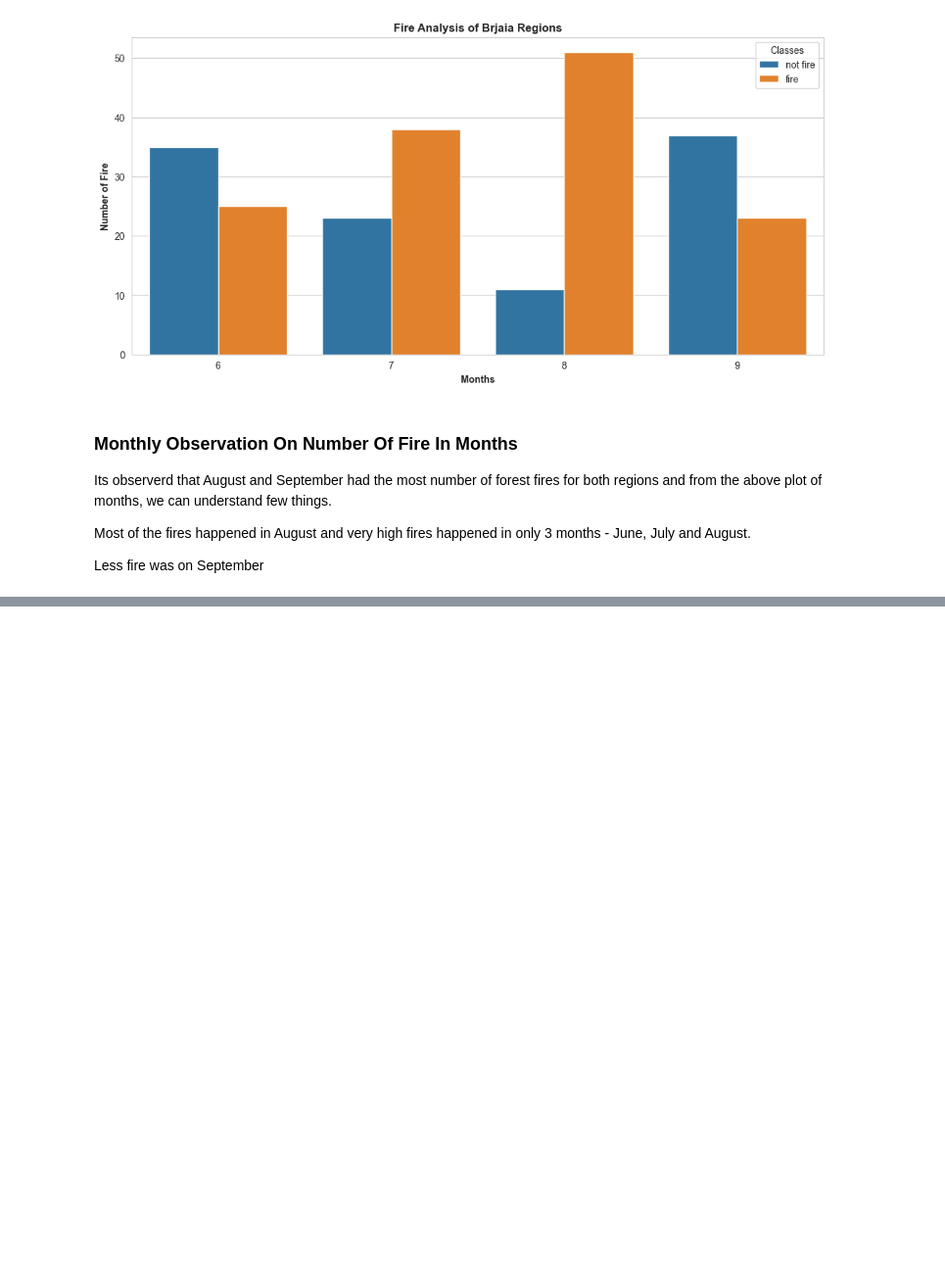
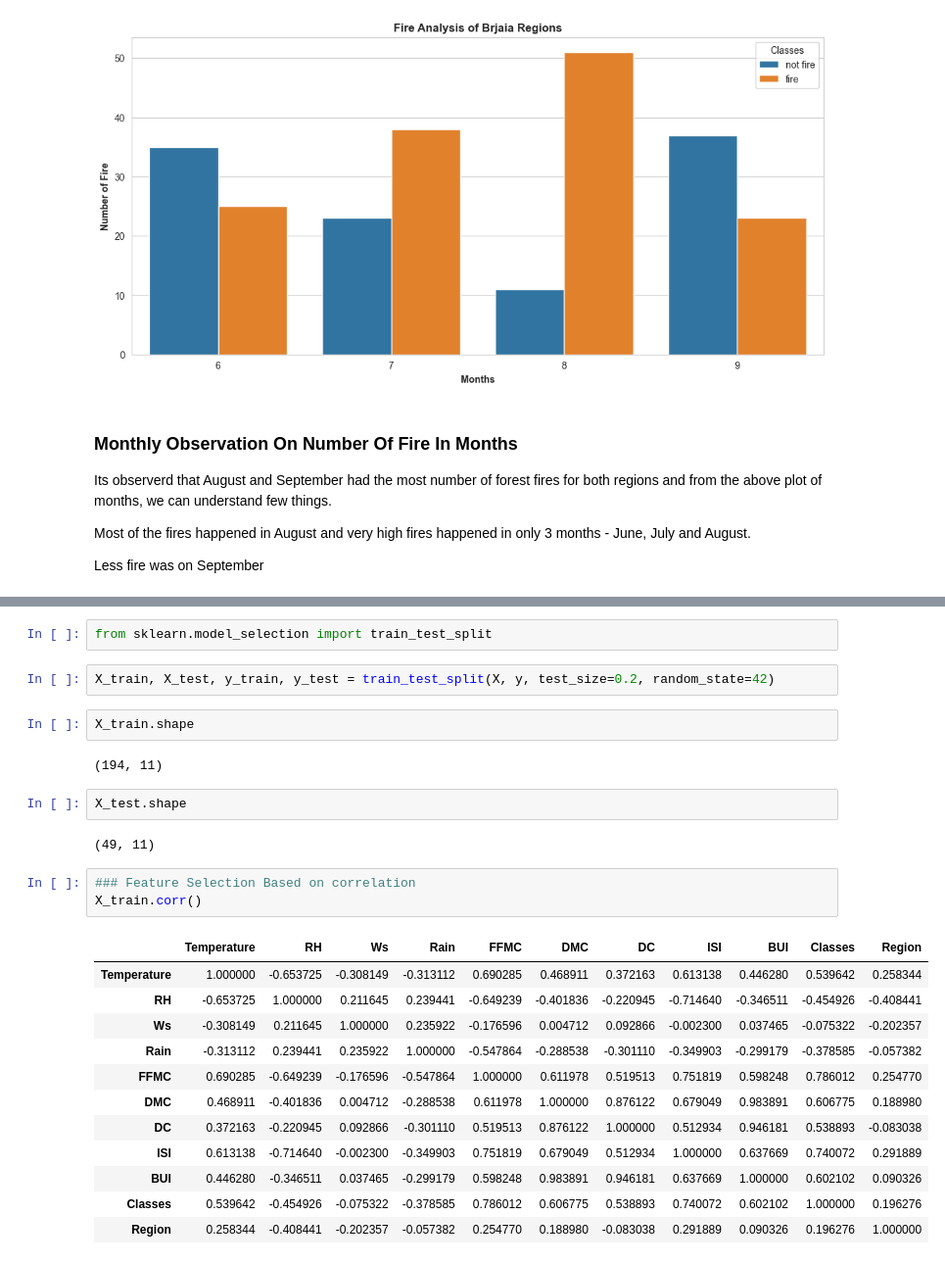
Before and after one commit to sahilDas04/Macchine_Learning, a Jupyter notebook: Ridge_Lasso_Elasticnet_Project/forest.ipynb, the cells around one changed output, grey strips where cells are left out. Shown at 98% size. Saved outputs shown, nothing was run; the diff lists cells and outputs as text; blank space fills up the shorter version.

Commit message:
feature selection is done

```diff
--- a/Ridge_Lasso_Elasticnet_Project/forest.ipynb
+++ b/Ridge_Lasso_Elasticnet_Project/forest.ipynb
@@ -350,0 +418,28 @@ Less fire was on September
+# %%
+from sklearn.model_selection import train_test_split
+# %%
+X_train, X_test, y_train, y_test = train_test_split(X, y, test_size=0.2, random_state=42)
+# %%
+X_train.shape
+# %% [output]
+(194, 11)
+# %%
+X_test.shape
+# %% [output]
+(49, 11)
+# %%
+### Feature Selection Based on correlation
+X_train.corr()
+# %% [output]
+|  | Temperature | RH | Ws | Rain | FFMC | DMC | DC | ISI | BUI | Classes | Region |
+| Temperature | 1.000000 | -0.653725 | -0.308149 | -0.313112 | 0.690285 | 0.468911 | 0.372163 | 0.613138 | 0.446280 | 0.539642 | 0.258344 |
+| RH | -0.653725 | 1.000000 | 0.211645 | 0.239441 | -0.649239 | -0.401836 | -0.220945 | -0.714640 | -0.346511 | -0.454926 | -0.408441 |
+| Ws | -0.308149 | 0.211645 | 1.000000 | 0.235922 | -0.176596 | 0.004712 | 0.092866 | -0.002300 | 0.037465 | -0.075322 | -0.202357 |
+| Rain | -0.313112 | 0.239441 | 0.235922 | 1.000000 | -0.547864 | -0.288538 | -0.301110 | -0.349903 | -0.299179 | -0.378585 | -0.057382 |
+| FFMC | 0.690285 | -0.649239 | -0.176596 | -0.547864 | 1.000000 | 0.611978 | 0.519513 | 0.751819 | 0.598248 | 0.786012 | 0.254770 |
+| DMC | 0.468911 | -0.401836 | 0.004712 | -0.288538 | 0.611978 | 1.000000 | 0.876122 | 0.679049 | 0.983891 | 0.606775 | 0.188980 |
+| DC | 0.372163 | -0.220945 | 0.092866 | -0.301110 | 0.519513 | 0.876122 | 1.000000 | 0.512934 | 0.946181 | 0.538893 | -0.083038 |
+| ISI | 0.613138 | -0.714640 | -0.002300 | -0.349903 | 0.751819 | 0.679049 | 0.512934 | 1.000000 | 0.637669 | 0.740072 | 0.291889 |
+| BUI | 0.446280 | -0.346511 | 0.037465 | -0.299179 | 0.598248 | 0.983891 | 0.946181 | 0.637669 | 1.000000 | 0.602102 | 0.090326 |
+| Classes | 0.539642 | -0.454926 | -0.075322 | -0.378585 | 0.786012 | 0.606775 | 0.538893 | 0.740072 | 0.602102 | 1.000000 | 0.196276 |
+| Region | 0.258344 | -0.408441 | -0.202357 | -0.057382 | 0.254770 | 0.188980 | -0.083038 | 0.291889 | 0.090326 | 0.196276 | 1.000000 |
```
Also changed, not shown: parts of 26 cells of this notebook.
